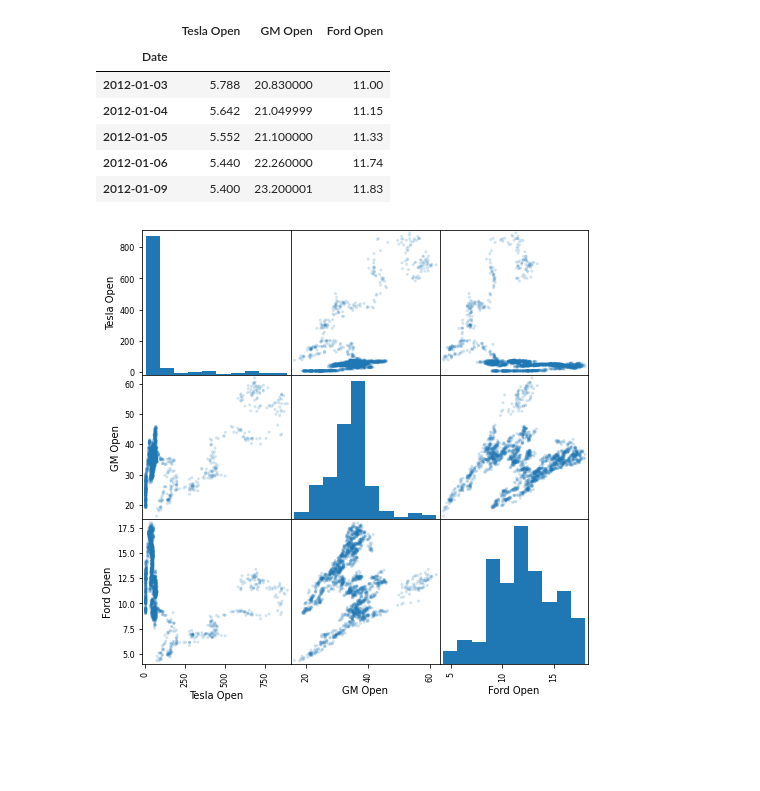
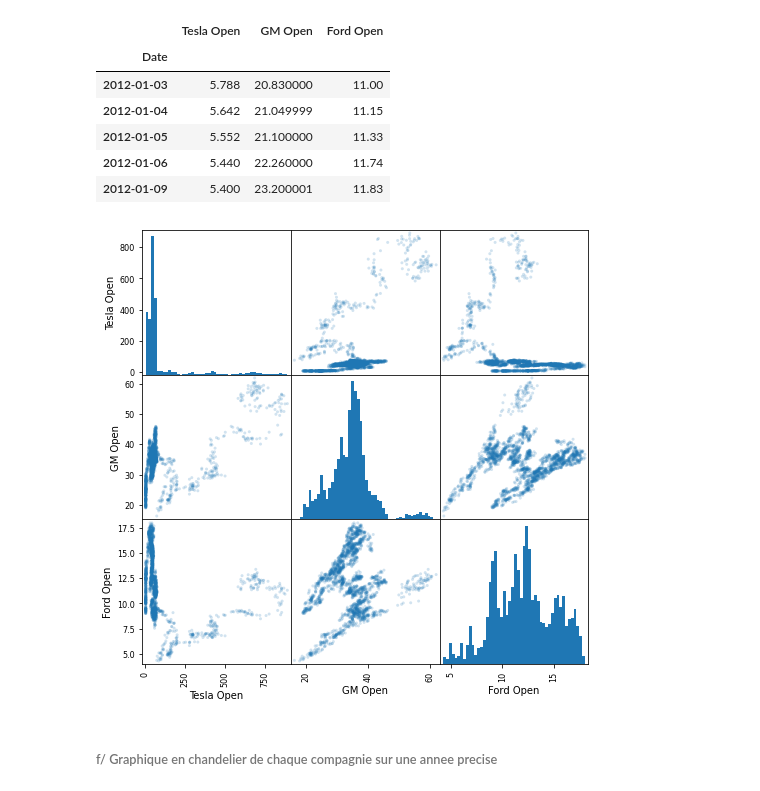
Before and after one commit to jfclaudien/financial-analysis-with-python, a Jupyter notebook: stock market analysis.ipynb, the cells around one changed output. Drawn from its saved outputs; the diff is of its cells as text; code cells hidden in the pictures; blank space fills up the shorter version.

```diff
--- a/stock market analysis.ipynb
+++ b/stock market analysis.ipynb
@@ -147,6 +147,11 @@ company.head()
 | 2012-01-06 | 5.440 | 22.260000 | 11.74 |
 | 2012-01-09 | 5.400 | 23.200001 | 11.83 |
 # %%
-scatter_matrix(company, figsize= (8, 8), alpha= 0.2, hist_kwds= {});
+scatter_matrix(company,
+               figsize= (8, 8),
+               alpha= 0.2,
+               hist_kwds= {'bins': 50});
 # %% [output]
-[figure, old version]
+[figure, new version]
+# %% [markdown]
+###### f/ Graphique en chandelier de chaque compagnie sur une annee precise
```
Also changed, not shown: parts of 14 cells of this notebook.
